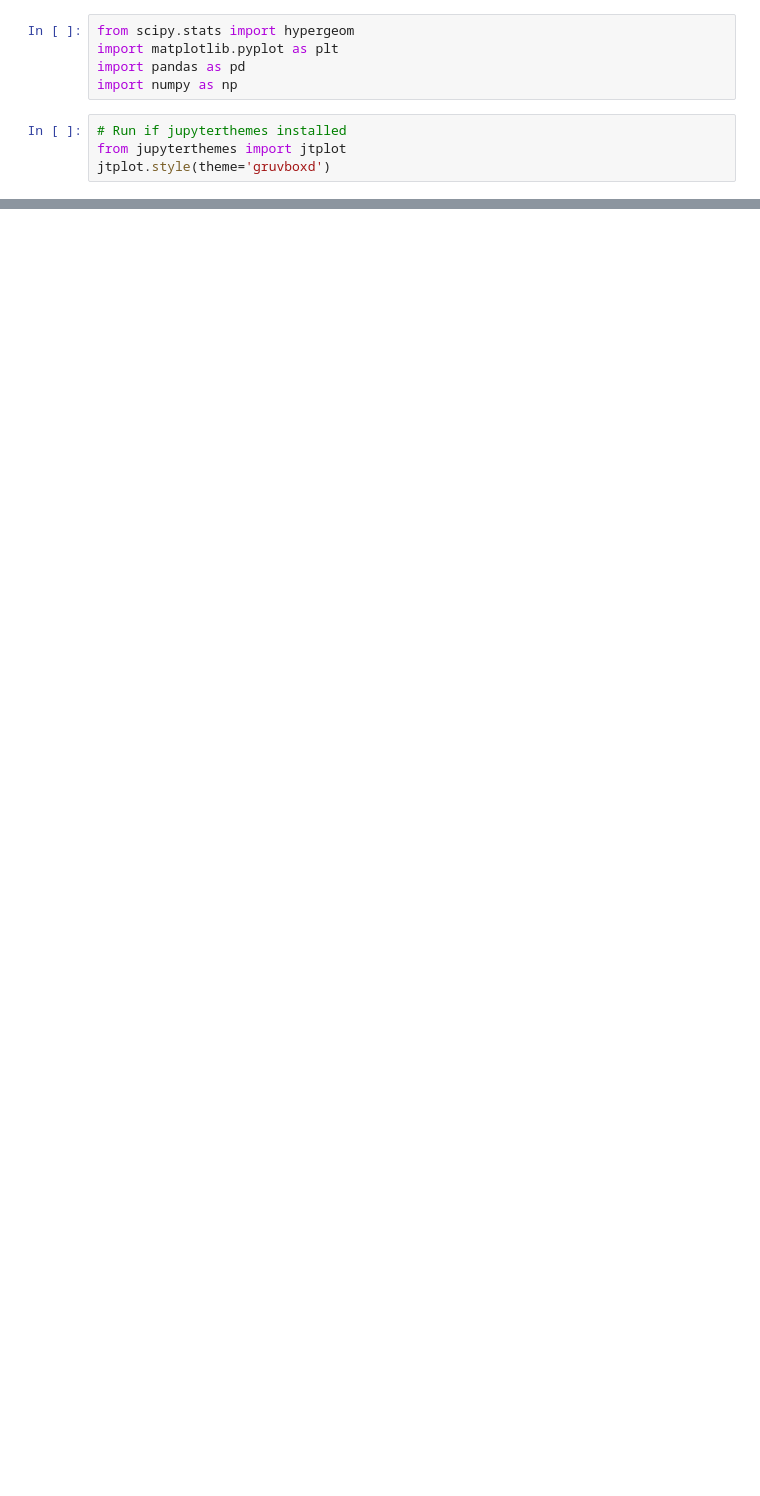
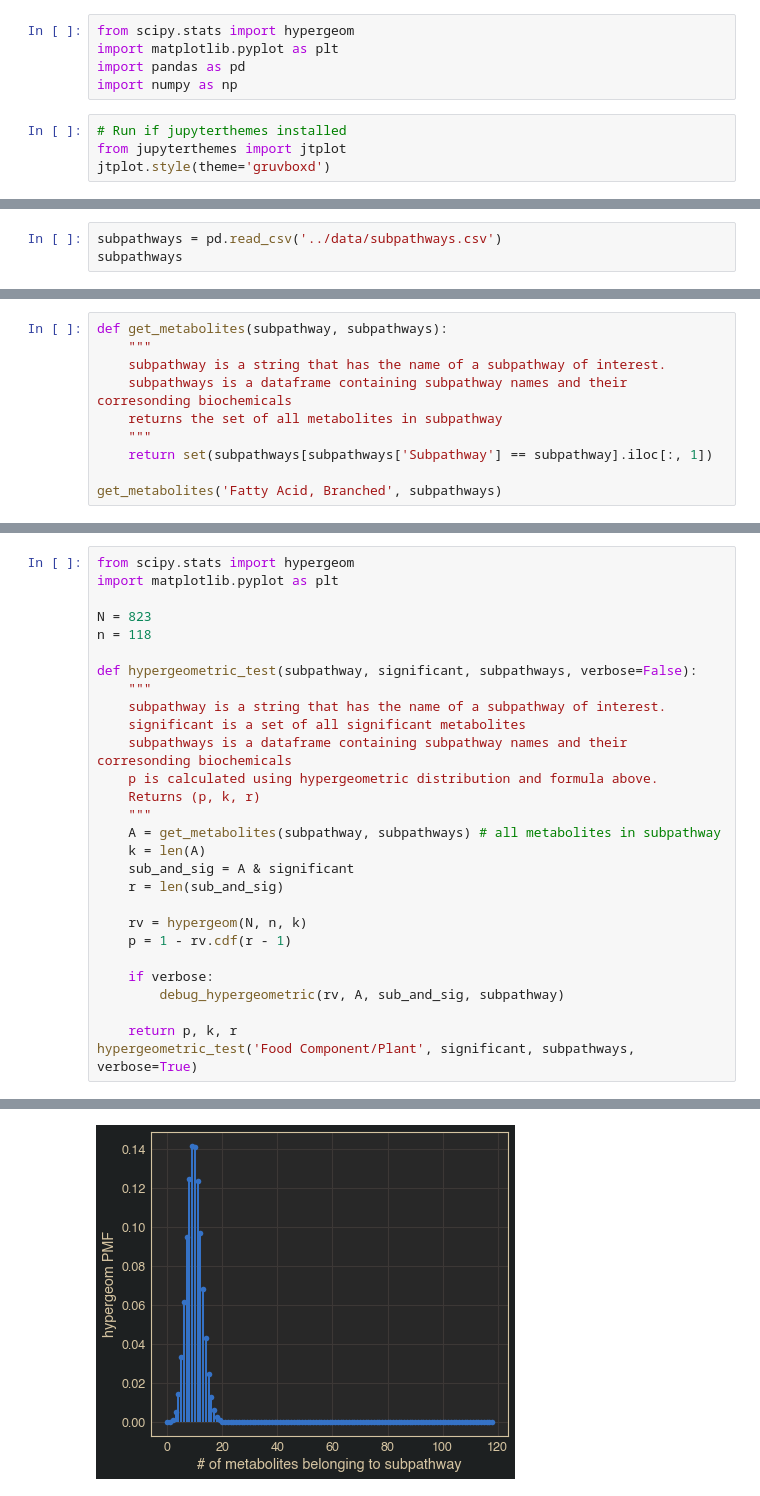
Before and after one commit to danielchang2002/FecalMetabolomics, a Jupyter notebook: notebooks/Hypergeometric.ipynb, the cells around one changed output, grey strips where cells are left out. Saved outputs shown, nothing was run; the diff lists cells and outputs as text; blank space fills up the shorter version.

Commit message:
:zap: Hypergeometric test on subpathways

```diff
--- a/notebooks/Hypergeometric.ipynb
+++ b/notebooks/Hypergeometric.ipynb
@@ -9,0 +32,3 @@ jtplot.style(theme='gruvboxd')
+# %%
+subpathways = pd.read_csv('../data/subpathways.csv')
+subpathways
@@ -9,0 +66,10 @@ jtplot.style(theme='gruvboxd')
+# %%
+def get_metabolites(subpathway, subpathways):
+    """
+    subpathway is a string that has the name of a subpathway of interest.
+    subpathways is a dataframe containing subpathway names and their corresonding biochemicals
+    returns the set of all metabolites in subpathway
+    """
+    return set(subpathways[subpathways['Subpathway'] == subpathway].iloc[:, 1])
+
+get_metabolites('Fatty Acid, Branched', subpathways)
@@ -39,0 +98,29 @@ df
+# %%
+from scipy.stats import hypergeom
+import matplotlib.pyplot as plt
+
+N = 823
+n = 118
+
+def hypergeometric_test(subpathway, significant, subpathways, verbose=False):
+    """
+    subpathway is a string that has the name of a subpathway of interest.
+    significant is a set of all significant metabolites
+    subpathways is a dataframe containing subpathway names and their corresonding biochemicals
+    p is calculated using hypergeometric distribution and formula above.
+    Returns (p, k, r)
+    """
+    A = get_metabolites(subpathway, subpathways) # all metabolites in subpathway
+    k = len(A)
+    sub_and_sig = A & significant
+    r = len(sub_and_sig)
+
+    rv = hypergeom(N, n, k)
+    p = 1 - rv.cdf(r - 1)
+
+    if verbose:
+        debug_hypergeometric(rv, A, sub_and_sig, subpathway)
+
+    return p, k, r
+hypergeometric_test('Food Component/Plant', significant, subpathways, verbose=True)
+# %% [output]
@@ -39,0 +130 @@ df
+[figure, added]
```
Also changed, not shown: parts of 17 cells of this notebook, 3 other files.
